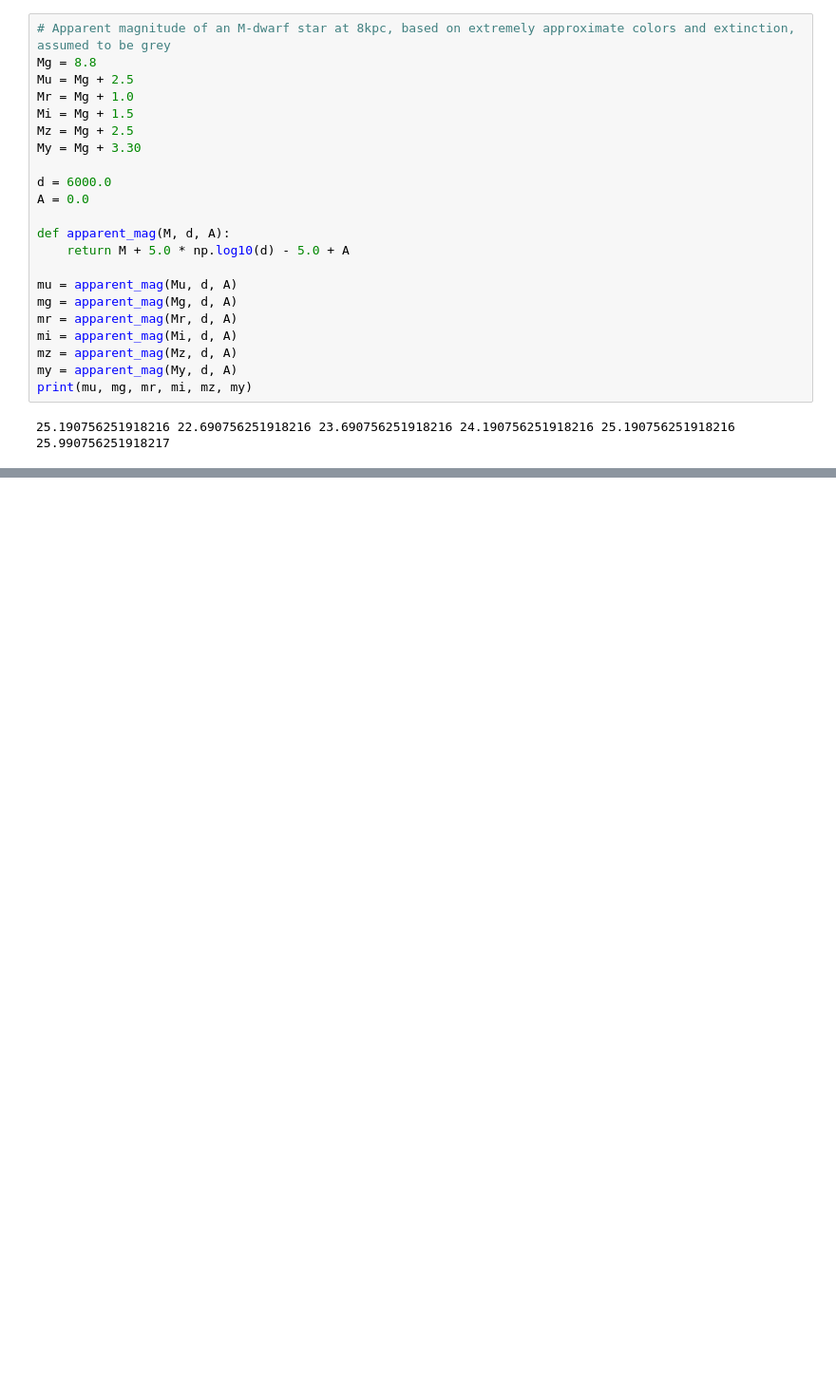
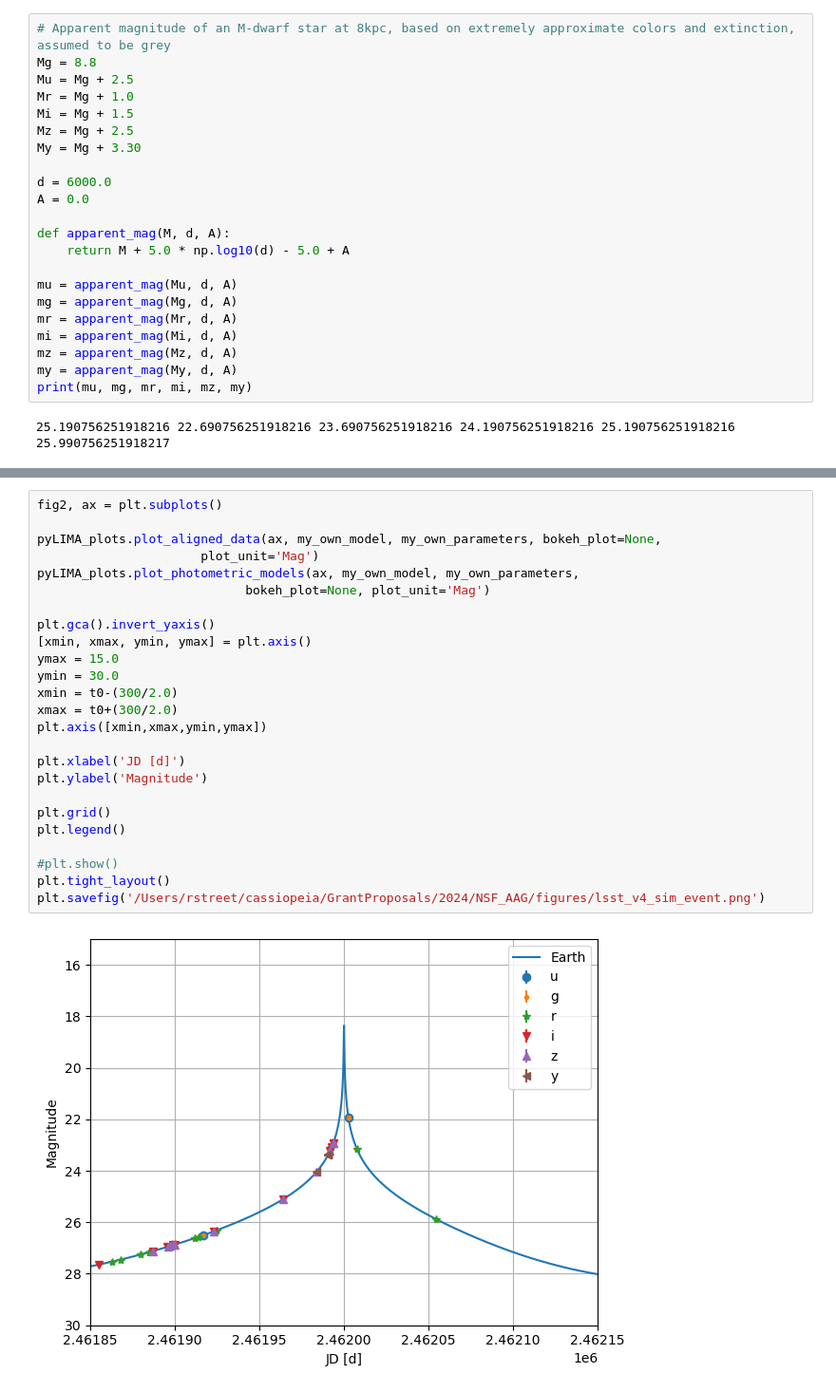
Before and after one commit to rachel3834/bitbucket, a Jupyter notebook: How_to_create_Rubin_lightcurves.ipynb, the cells around one changed output, grey strips where cells are left out. Shown at 95% size. Saved outputs shown, nothing was run; the diff lists cells and outputs as text; blank space fills up the shorter version.

```diff
--- a/How_to_create_Rubin_lightcurves.ipynb
+++ b/How_to_create_Rubin_lightcurves.ipynb
@@ -275,0 +304,27 @@ Parallax(Full) estimated for the telescope y: SUCCESS
+# %%
+fig2, ax = plt.subplots()
+
+pyLIMA_plots.plot_aligned_data(ax, my_own_model, my_own_parameters, bokeh_plot=None,
+                      plot_unit='Mag')
+pyLIMA_plots.plot_photometric_models(ax, my_own_model, my_own_parameters,
+                            bokeh_plot=None, plot_unit='Mag')
+
+plt.gca().invert_yaxis()
+[xmin, xmax, ymin, ymax] = plt.axis()
+ymax = 15.0
+ymin = 30.0
+xmin = t0-(300/2.0)
+xmax = t0+(300/2.0)
+plt.axis([xmin,xmax,ymin,ymax])
+
+plt.xlabel('JD [d]')
+plt.ylabel('Magnitude')
+
+plt.grid()
+plt.legend()
+
+#plt.show()
+plt.tight_layout()
+plt.savefig('/Users/rstreet/cassiopeia/GrantProposals/2024/NSF_AAG/figures/lsst_v4_sim_event.png')
+# %% [output]
+[figure, added]
```
Also changed, not shown: parts of 4 cells of this notebook.
